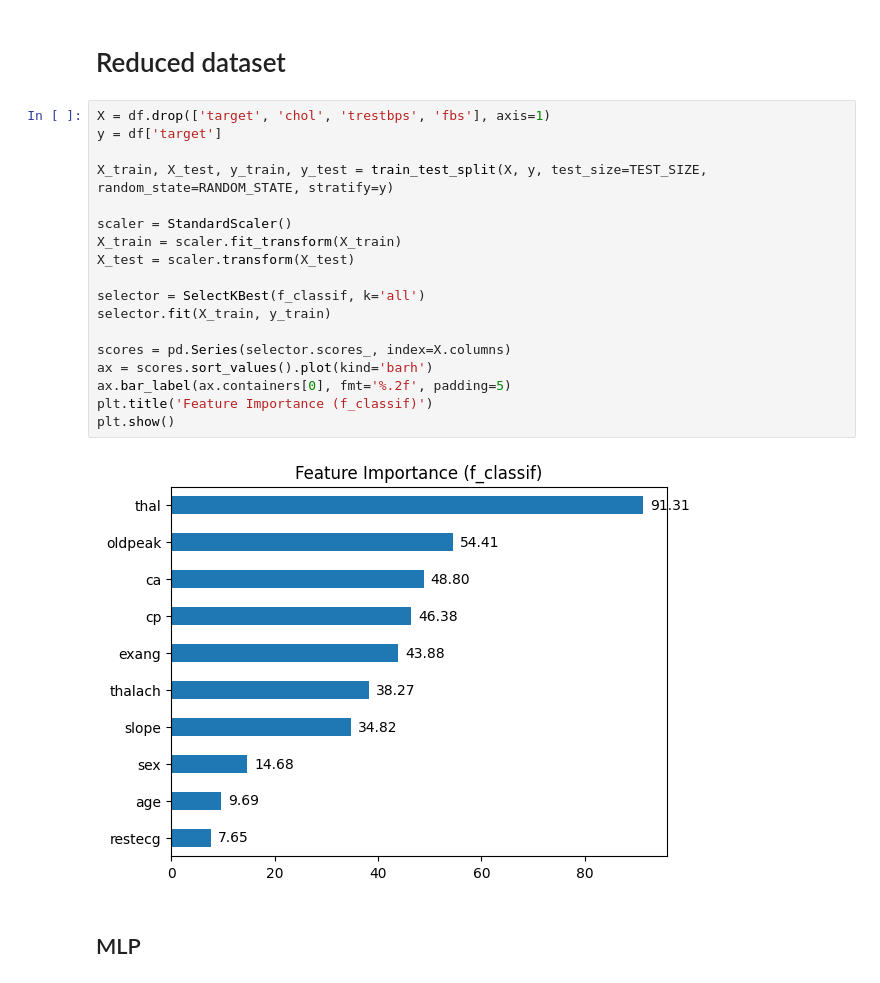
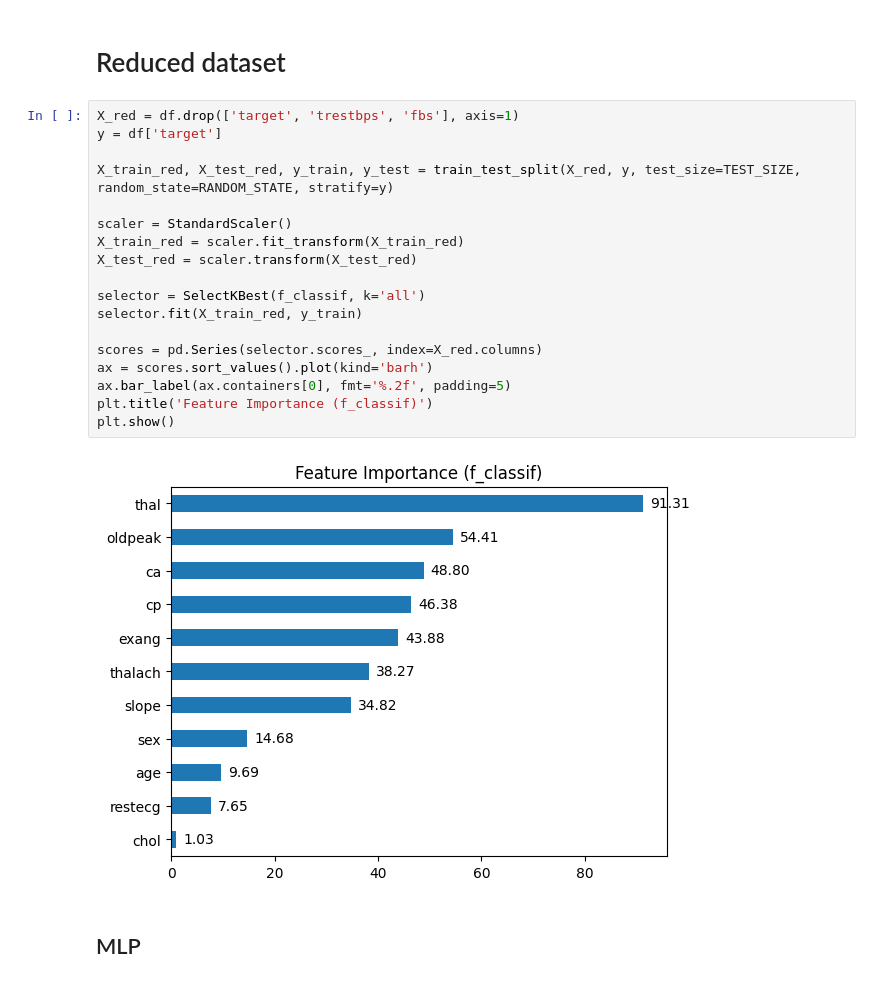
Before and after one commit to PogchampMuffin3/heart-disease-classification, a Jupyter notebook: heart_disease_classification.ipynb, the cells around one changed output. Drawn from its saved outputs; the diff is of its cells as text.

```diff
--- a/heart_disease_classification.ipynb
+++ b/heart_disease_classification.ipynb
@@ -535,25 +525,25 @@ for name, r in {'accuracy': results_a, 'recall': results_r, 'precision': results
 # %% [markdown]
 # Reduced dataset
 # %%
-X = df.drop(['target', 'chol', 'trestbps', 'fbs'], axis=1)
+X_red = df.drop(['target', 'trestbps', 'fbs'], axis=1)
 y = df['target']
 
-X_train, X_test, y_train, y_test = train_test_split(X, y, test_size=TEST_SIZE, random_state=RANDOM_STATE, stratify=y)
+X_train_red, X_test_red, y_train, y_test = train_test_split(X_red, y, test_size=TEST_SIZE, random_state=RANDOM_STATE, stratify=y)
 
 scaler = StandardScaler()
-X_train = scaler.fit_transform(X_train)
-X_test = scaler.transform(X_test)
+X_train_red = scaler.fit_transform(X_train_red)
+X_test_red = scaler.transform(X_test_red)
 
 selector = SelectKBest(f_classif, k='all')
-selector.fit(X_train, y_train)
+selector.fit(X_train_red, y_train)
 
-scores = pd.Series(selector.scores_, index=X.columns)
+scores = pd.Series(selector.scores_, index=X_red.columns)
 ax = scores.sort_values().plot(kind='barh')
 ax.bar_label(ax.containers[0], fmt='%.2f', padding=5)
 plt.title('Feature Importance (f_classif)')
 plt.show()
 # %% [output]
-[figure, old version]
+[figure, new version]
 # %% [markdown]
 ## MLP
 # %% [markdown]
```
Also changed, not shown: parts of 21 cells of this notebook.
